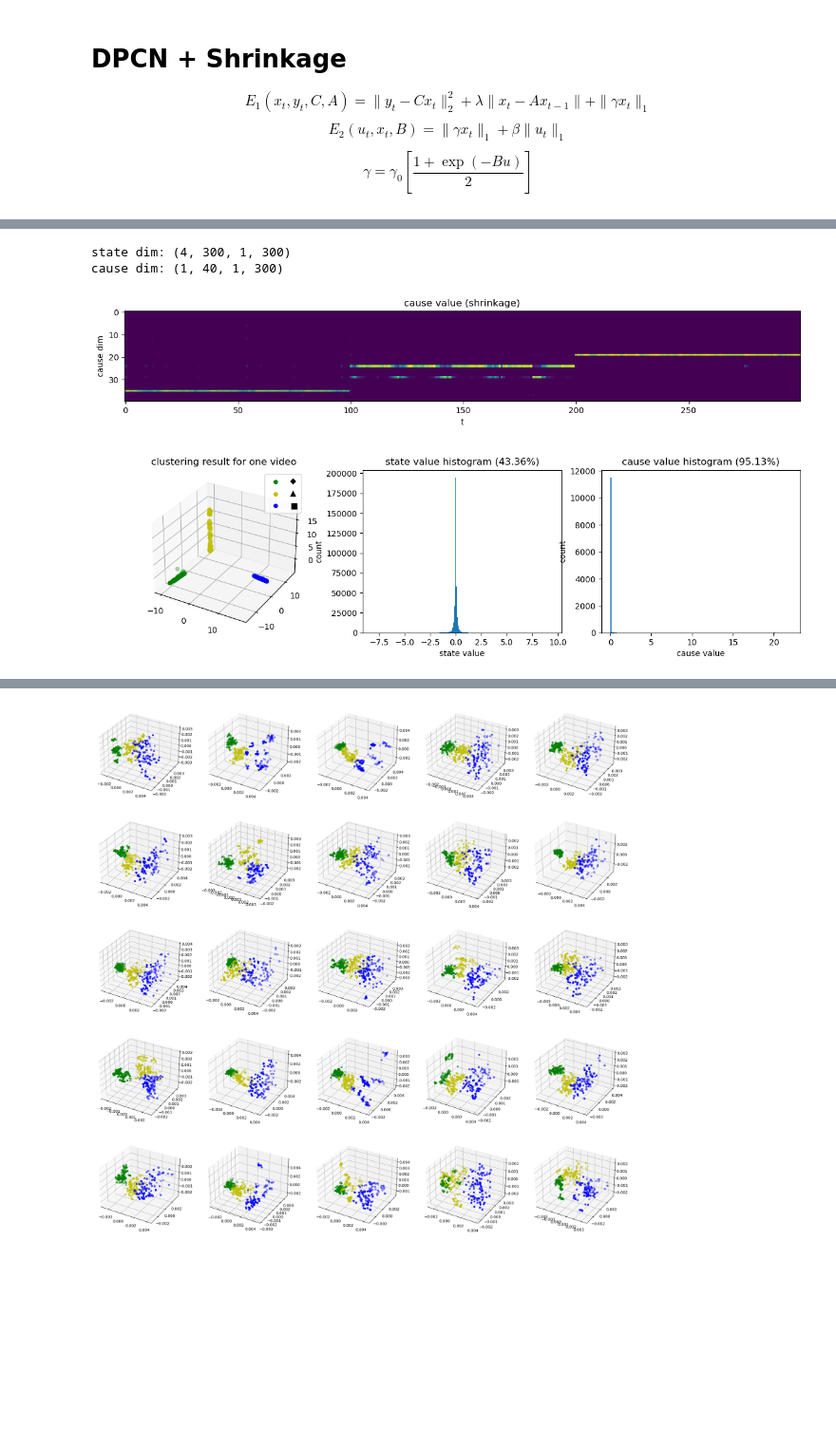
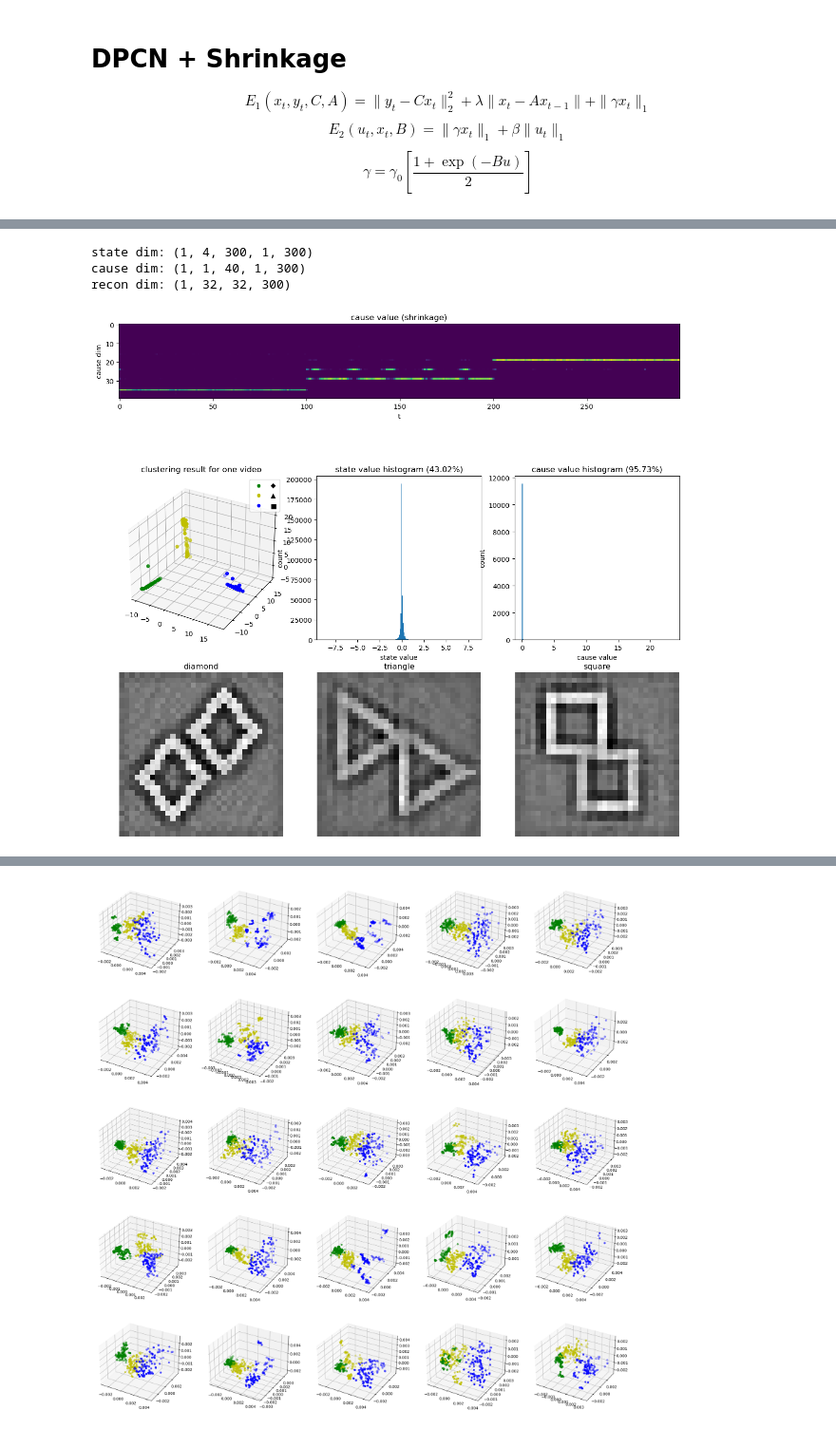
Before and after one commit to chrisdcs/DPCN, a Jupyter notebook: visualize.ipynb, the cells around one changed output, grey strips where cells are left out. Shown at 95% size. Drawn from its saved outputs; the diff is of its cells as text; code cells hidden in the pictures; blank space fills up the shorter version.

```diff
--- a/visualize.ipynb
+++ b/visualize.ipynb
@@ -91,6 +133,7 @@ cause dim: (1, 40, 1, 300)
 # %%
-plot_result('shrinkage')
+plot_result('shrinkage', 'geometric')
 # %% [output]
-state dim: (4, 300, 1, 300)
-cause dim: (1, 40, 1, 300)
+state dim: (1, 4, 300, 1, 300)
+cause dim: (1, 1, 40, 1, 300)
+recon dim: (1, 32, 32, 300)
-[figure, old version]
+[figure, new version]
```
Also changed, not shown: parts of 7 cells of this notebook, 16 other files.
